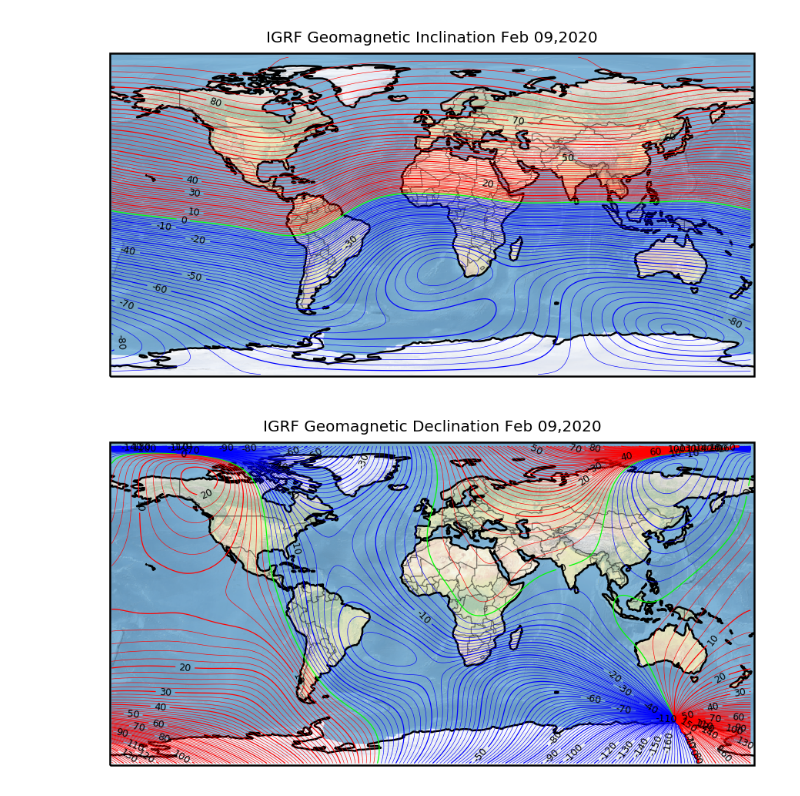
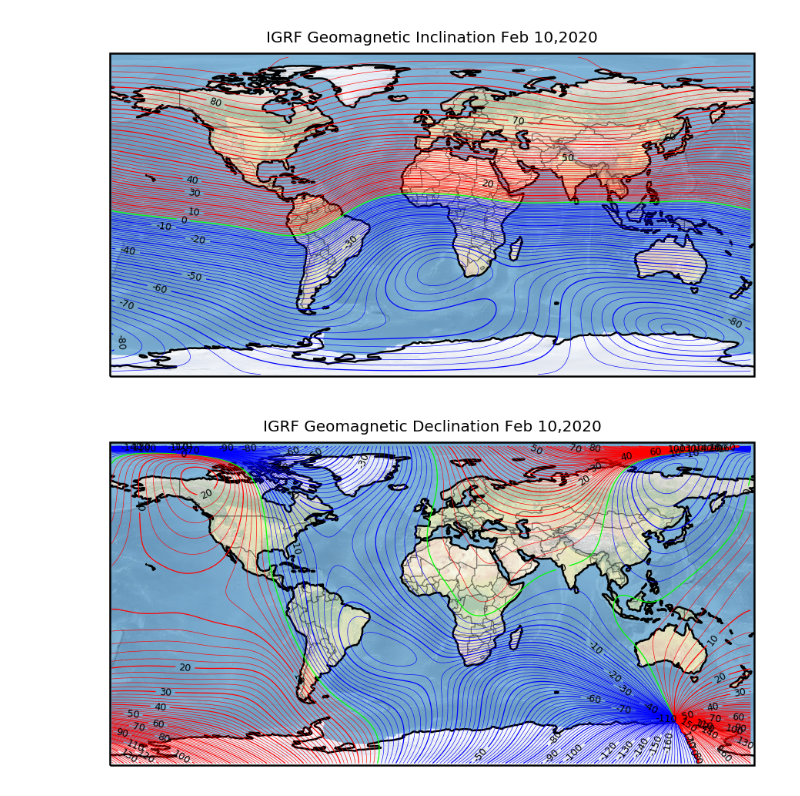
Before and after one commit to radars-eceillinois/pyigrf, a Jupyter notebook: notebooks/igrf_examples.ipynb, the cells around one changed output. Cells and saved outputs as stored; diff of their text form; code cells hidden in the pictures.

```diff
--- a/notebooks/igrf_examples.ipynb
+++ b/notebooks/igrf_examples.ipynb
@@ -59,0 +40,8 @@ Bn,Be,Bd,B
+# %%
+%pylab inline
+try:
+    import cartopy
+    usecartopy = True
+except:
+    print("Warning! Cartopy not installed. Proceeding without it.")
+    usecartopy = False # Allow us to plot the maps even when cartopy is not installed
@@ -60,4 +50,10 @@ Bn,Be,Bd,B
 # %%
+deg = 180/np.pi
+dt0 = datetime.datetime(2020,2,10)
+yeardays = datetime.datetime(dt0.year,12,31).timetuple().tm_yday
+doy = dt0.timetuple().tm_yday
+year = dt0.year + doy/yeardays
+
 longs = np.arange(-179,179,1)
 lats = np.arange(-89,89,1)
 ht=0
@@ -80,9 +70,14 @@ Populating the interactive namespace from numpy and matplotlib
 # %%
-fig,ax = plt.subplots(dpi=180,subplot_kw={'projection': ccrs.PlateCarree()})
-ax.set_global()
-ax.add_feature(cf.BORDERS, linestyle='-', alpha=.5, linewidth=0.5)
-ax.stock_img()
-ax.coastlines()
+if usecartopy:
+    import cartopy.crs as ccrs
+    import cartopy.feature as cf
+    fig,ax = plt.subplots(dpi=180,subplot_kw={'projection': ccrs.PlateCarree()})
+    ax.set_global()
+    ax.add_feature(cf.BORDERS, linestyle='-', alpha=.5, linewidth=0.5)
+    ax.stock_img()
+    ax.coastlines()
+else:
+    fig,ax = plt.subplots(dpi=180)
 
 levels = np.arange(-90,90,2)
 colors = ["red" if x>0 else ("blue" if x<0 else "lime") for x in levels]
@@ -93,16 +88,21 @@ ax.set_title(dt0.strftime("IGRF Geomagnetic Inclination %b %d,%Y"),fontsize=8);
 # %% [output]
 [figure]
 # %%
-fig,ax = plt.subplots(dpi=180,subplot_kw={'projection': ccrs.PlateCarree()})
-ax.set_global()
-ax.add_feature(cf.BORDERS, linestyle='-', alpha=.5, linewidth=0.5)
-ax.stock_img()
-ax.coastlines()
+if usecartopy:
+    import cartopy.crs as ccrs
+    import cartopy.feature as cf
+    fig,ax = plt.subplots(dpi=180,subplot_kw={'projection': ccrs.PlateCarree()})
+    ax.set_global()
+    ax.add_feature(cf.BORDERS, linestyle='-', alpha=.5, linewidth=0.5)
+    ax.stock_img()
+    ax.coastlines()
+else:
+    fig,ax = plt.subplots(dpi=180)
 levels = np.arange(-180,180,2)
 colors = ["red" if x>0 else ("blue" if x<0 else "lime") for x in levels]
 linewidths = [0.5 if x%10==0 else 0.25 for x in levels]
 CS = ax.contour(longs,lats,declination, levels=levels, colors=colors, linewidths=linewidths, linestyles="-")
 ax.clabel(CS,np.arange(-180,180,10), inline=1, fontsize=5,fmt="%g",colors='k')
 ax.set_title(dt0.strftime("IGRF Geomagnetic Declination %b %d,%Y"),fontsize=8);
 # %% [output]
-[figure, old version]
+[figure, new version]
```
Also changed, not shown: parts of 5 cells of this notebook, 1 other file.
